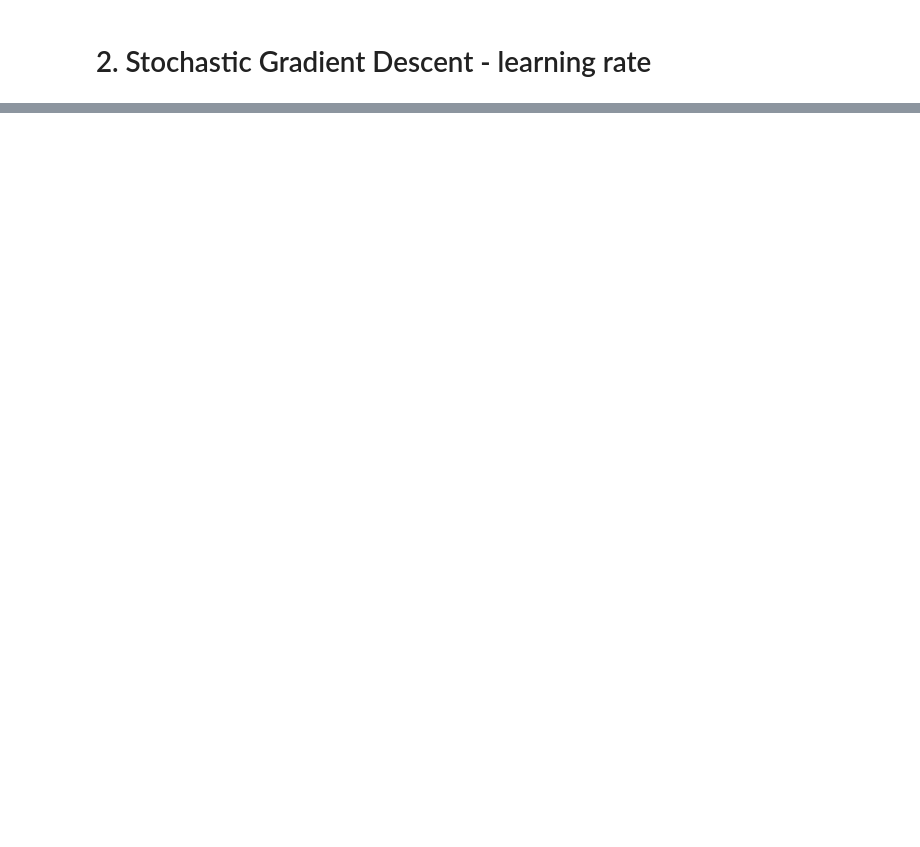
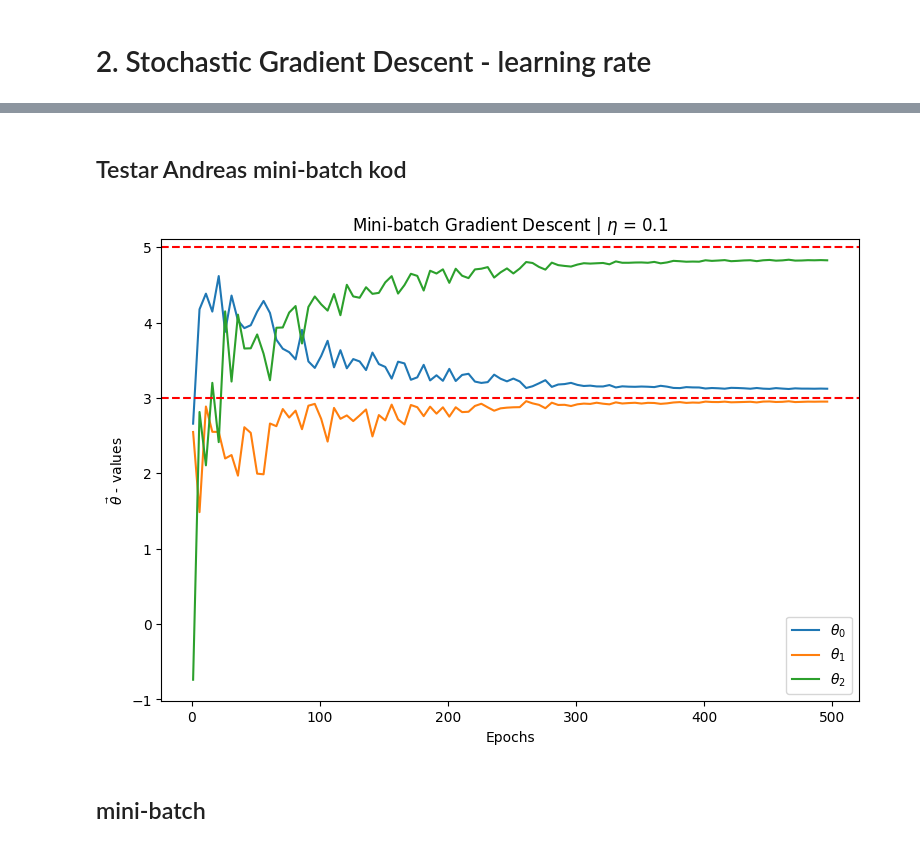
Before and after one commit to Danneftw1/Machine-learning, a Jupyter notebook: Exercises/Exercises-1-gradient_descent.ipynb, the cells around one changed output, grey strips where cells are left out. Drawn from its saved outputs; the diff is of its cells as text; code cells hidden in the pictures; blank space fills up the shorter version.

Commit message:
added stochastic gradient descent function

```diff
--- a/Exercises/Exercises-1-gradient_descent.ipynb
+++ b/Exercises/Exercises-1-gradient_descent.ipynb
@@ -108,0 +168,45 @@ plt.gca().legend((r"${\theta_0}$", r"${\theta_1}$", r"${\theta_2}$")); # legend
+# %% [markdown]
+## Testar Andreas mini-batch kod
+# %%
+def mini_batch_gradient_descent(X, y, learning_rate = 0.1, epochs = 100, batch_size = 32):
+    m = len(X)
+    batches = m // batch_size # number of batches per epoch
+    theta = np.random.randn(X.shape[1], 1)
+
+    for epoch in range(epochs):
+
+        # Shuffle the training data
+        permutation = np.random.permutation(m)
+        X_shuffled = X[permutation]
+        y_shuffled = y[permutation]
+
+        for i in range(batches):
+            start_index = i * batch_size
+            end_index = start_index + batch_size
+
+            X_batch = X_shuffled[start_index : end_index]
+            y_batch = y_shuffled[start_index : end_index]
+
+            gradient = 2 / m * X_batch.T @ (X_batch @ theta - y_batch)
+
+            theta -= learning_rate * gradient
+
+    return theta
+# %%
+learning_rate_001 = 0.1
+steps = range(1, 500, 5) # jumping 5 steps per iteration
+thetas = [mini_batch_gradient_descent(X_1, y, learning_rate_001, epochs=iteration).reshape(-1) for iteration in steps]
+thetas = np.array(thetas)
+
+plt.figure(figsize=(9,6))
+plt.plot(steps, thetas)
+plt.title(r"Mini-batch Gradient Descent | ${\eta}$ = "f"{learning_rate_001}")
+plt.ylabel(r"$\vec{\theta}$ - values")
+plt.xlabel("Epochs");
+plt.axhline(y=3, color='red', linestyle='--')
+plt.axhline(y=5, color='red', linestyle='--')
+plt.gca().legend((r"${\theta_0}$", r"${\theta_1}$", r"${\theta_2}$"));
+# %% [output]
+[figure, added]
+# %% [markdown]
+## mini-batch
```
Also changed, not shown: parts of 10 cells of this notebook, 1 other file.
